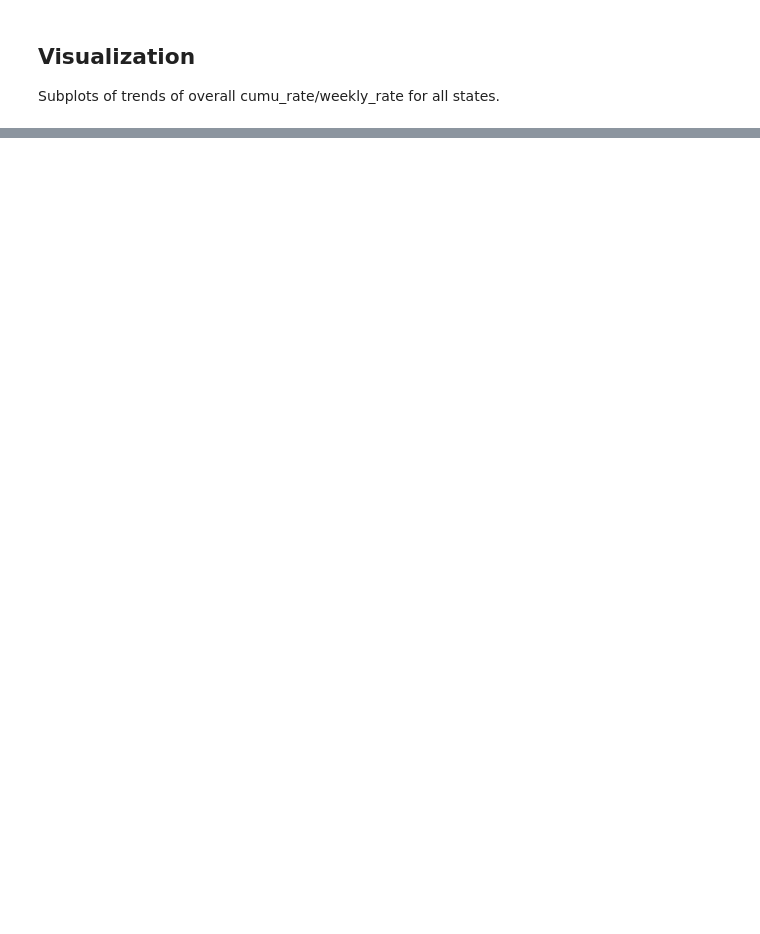
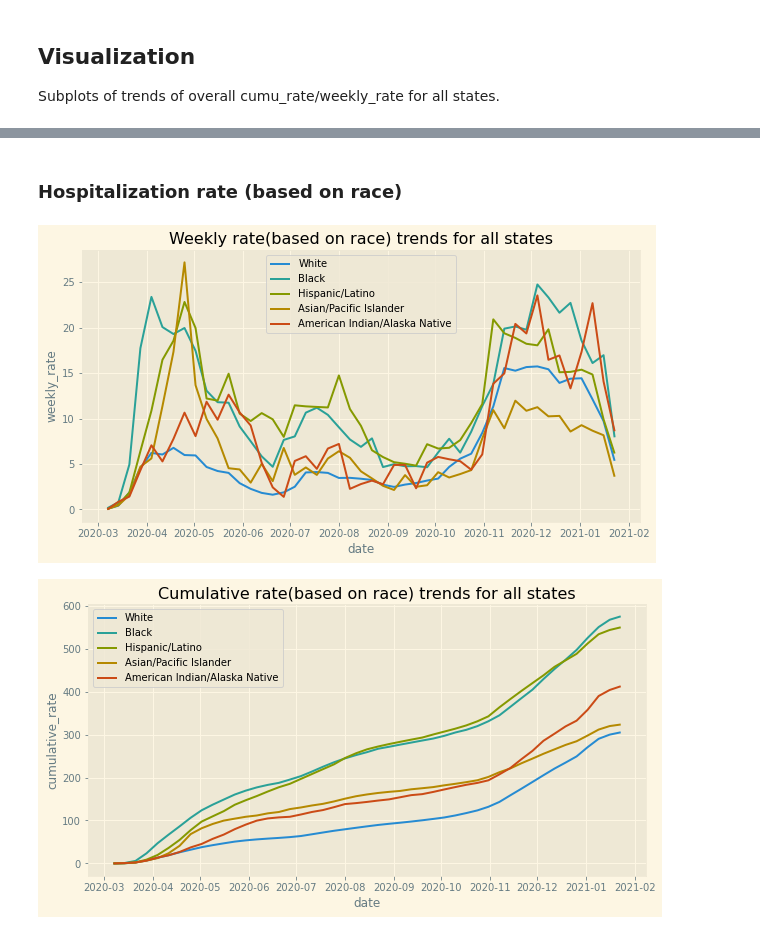
Before and after one commit to yixin0829/covid-data-gig, a Jupyter notebook: yixin_hospitalization_eda.ipynb, the cells around one changed output, grey strips where cells are left out. Cells and saved outputs as stored; diff of their text form; code cells hidden in the pictures; blank space fills up the shorter version.

```diff
--- a/yixin_hospitalization_eda.ipynb
+++ b/yixin_hospitalization_eda.ipynb
@@ -169,0 +212,17 @@ plt.show()
+# %% [markdown]
+### Hospitalization rate (based on race)
+# %%
+plt.figure(figsize=(10,5))
+plt.title('Weekly rate(based on race) trends for all states')
+sns.lineplot(data=race_df, x='date', y='weekly_rate', hue='race', err_style=None)
+plt.legend(loc='best')
+plt.show()
+
+plt.figure(figsize=(10,5))
+plt.title('Cumulative rate(based on race) trends for all states')
+sns.lineplot(data=race_df, x='date', y='cumulative_rate', hue='race', err_style=None)
+plt.legend(loc='best')
+plt.show()
+# %% [output]
+[figure, added]
+[figure, added]
```
Also changed, not shown: parts of 9 cells of this notebook.
